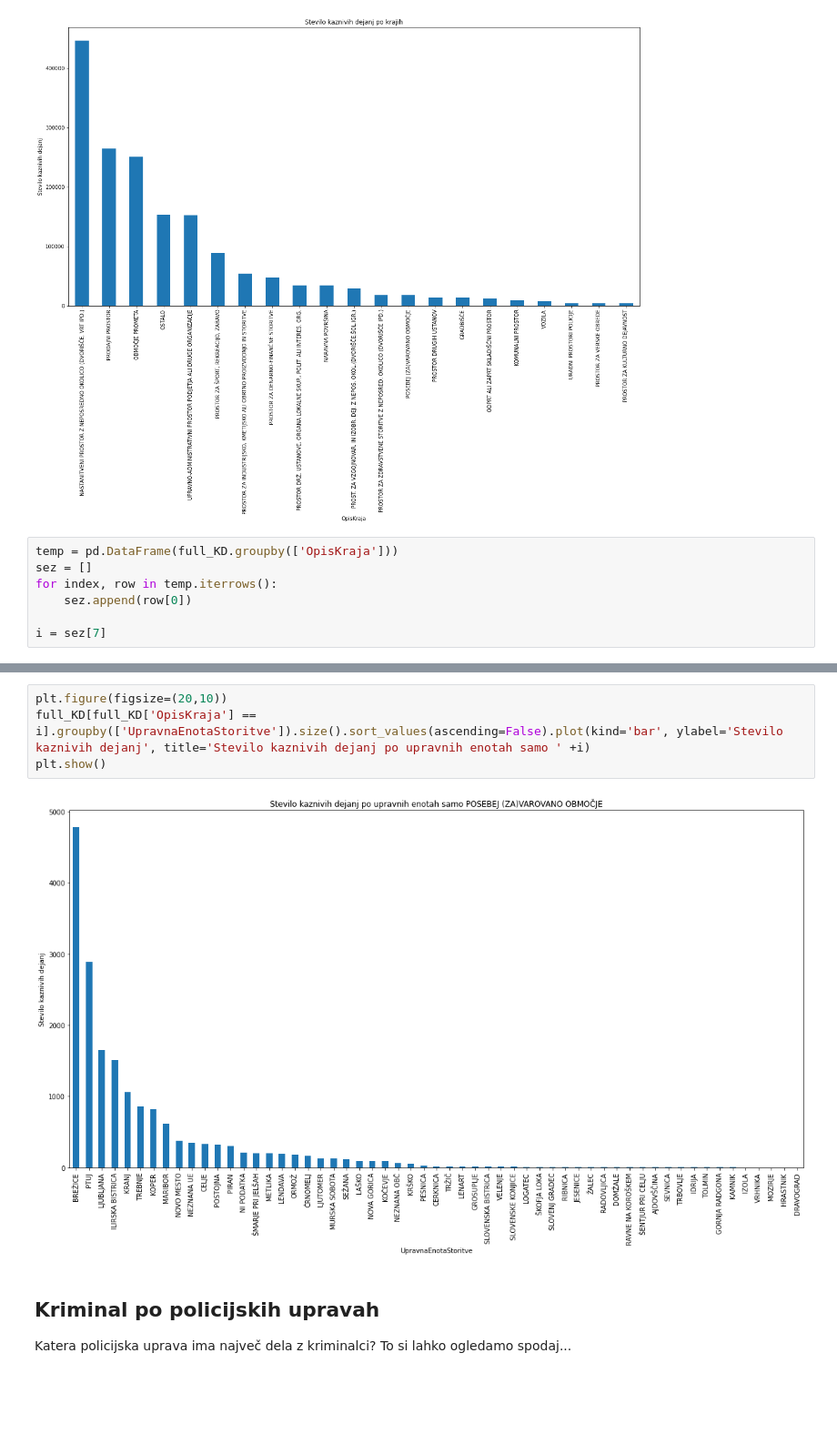
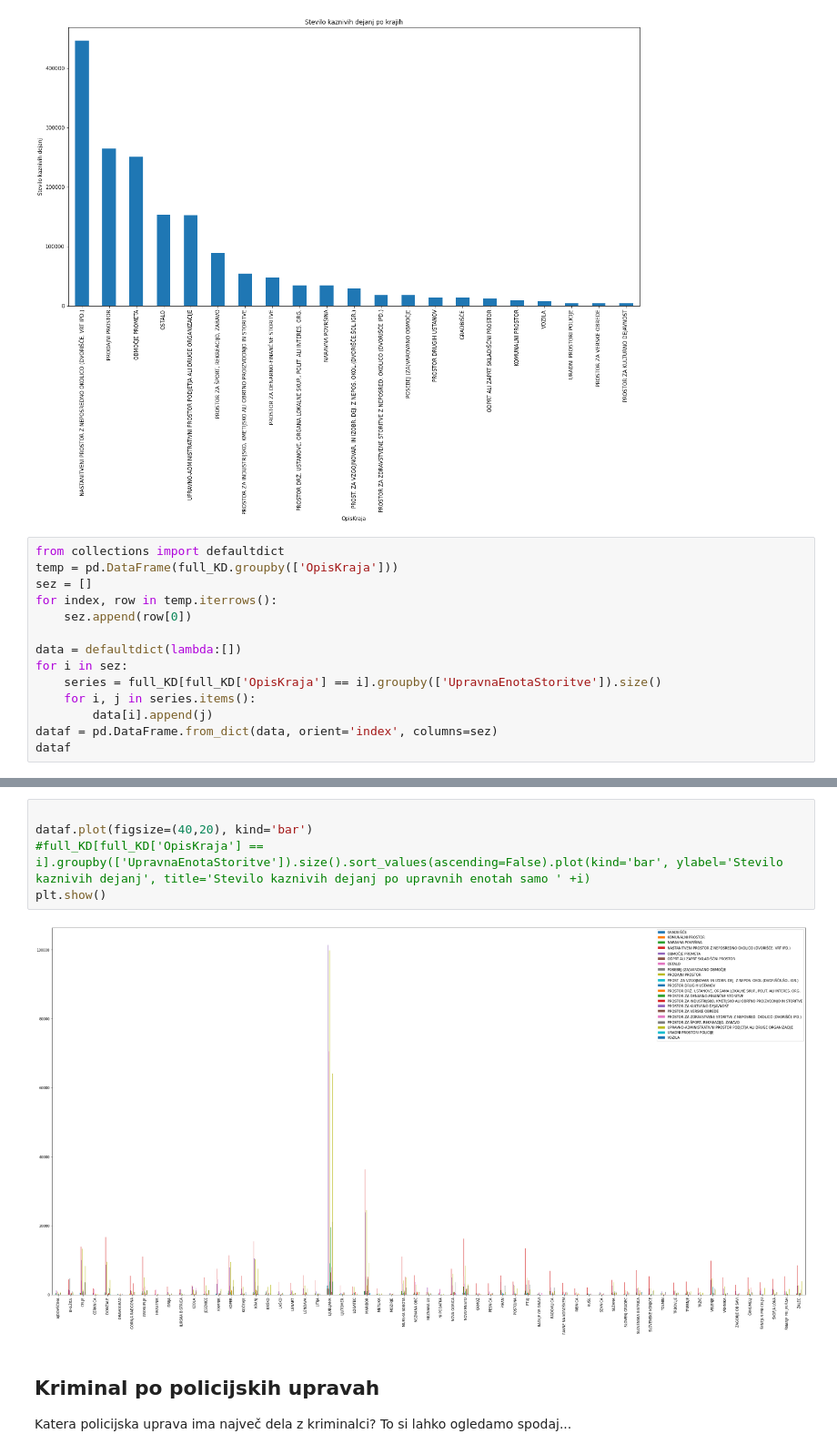
Before and after one commit to Nik-tech-cloud/PR22NGAMZ, a Jupyter notebook: seminar.ipynb, the cells around one changed output, grey strips where cells are left out. Shown at 91% size. Saved outputs shown, nothing was run; the diff lists cells and outputs as text; blank space fills up the shorter version.

```diff
--- a/seminar.ipynb
+++ b/seminar.ipynb
@@ -613,9 +613,16 @@ plt.show()
 # %% [output]
 [figure]
 # %%
+from collections import defaultdict
 temp = pd.DataFrame(full_KD.groupby(['OpisKraja']))
 sez = []
 for index, row in temp.iterrows():
     sez.append(row[0])
 
-i = sez[7]
+data = defaultdict(lambda:[])
+for i in sez:
+    series = full_KD[full_KD['OpisKraja'] == i].groupby(['UpravnaEnotaStoritve']).size()
+    for i, j in series.items():
+        data[i].append(j)
+dataf = pd.DataFrame.from_dict(data, orient='index', columns=sez)
+dataf
@@ -622,9 +643,10 @@ i = sez[7]
 # %%
-plt.figure(figsize=(20,10))
-full_KD[full_KD['OpisKraja'] == i].groupby(['UpravnaEnotaStoritve']).size().sort_values(ascending=False).plot(kind='bar', ylabel='Stevilo kaznivih dejanj', title='Stevilo kaznivih dejanj po upravnih enotah samo ' +i)
+
+dataf.plot(figsize=(40,20), kind='bar')
+#full_KD[full_KD['OpisKraja'] == i].groupby(['UpravnaEnotaStoritve']).size().sort_values(ascending=False).plot(kind='bar', ylabel='Stevilo kaznivih dejanj', title='Stevilo kaznivih dejanj po upravnih enotah samo ' +i)
 plt.show()
 # %% [output]
-[figure, old version]
+[figure, new version]
 # %% [markdown]
 ## Kriminal po policijskih upravah
 Katera policijska uprava ima največ dela z kriminalci? To si lahko ogledamo spodaj...
```
Also changed, not shown: parts of 1 cell of this notebook.
